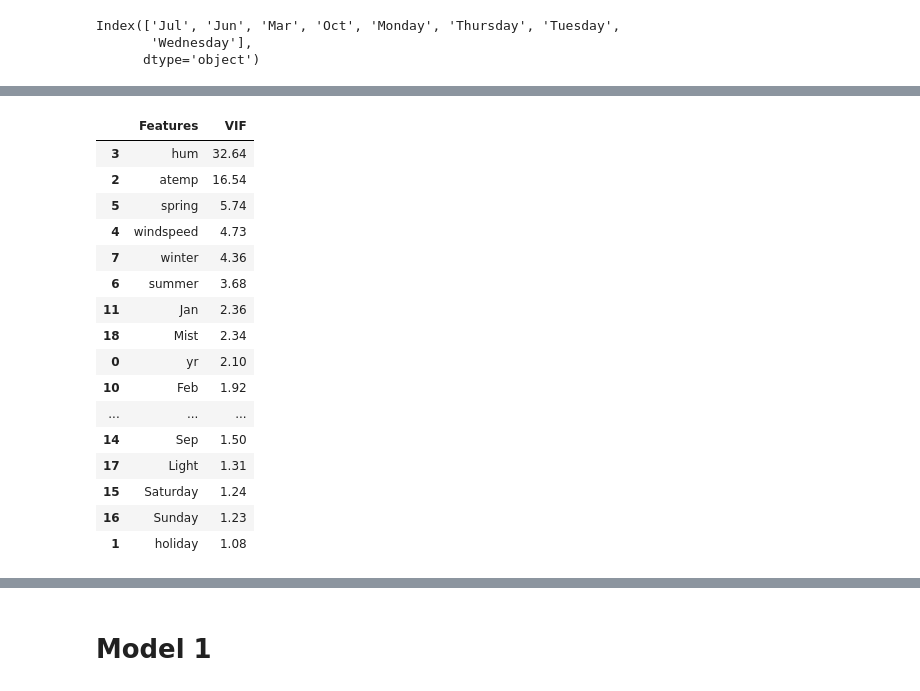
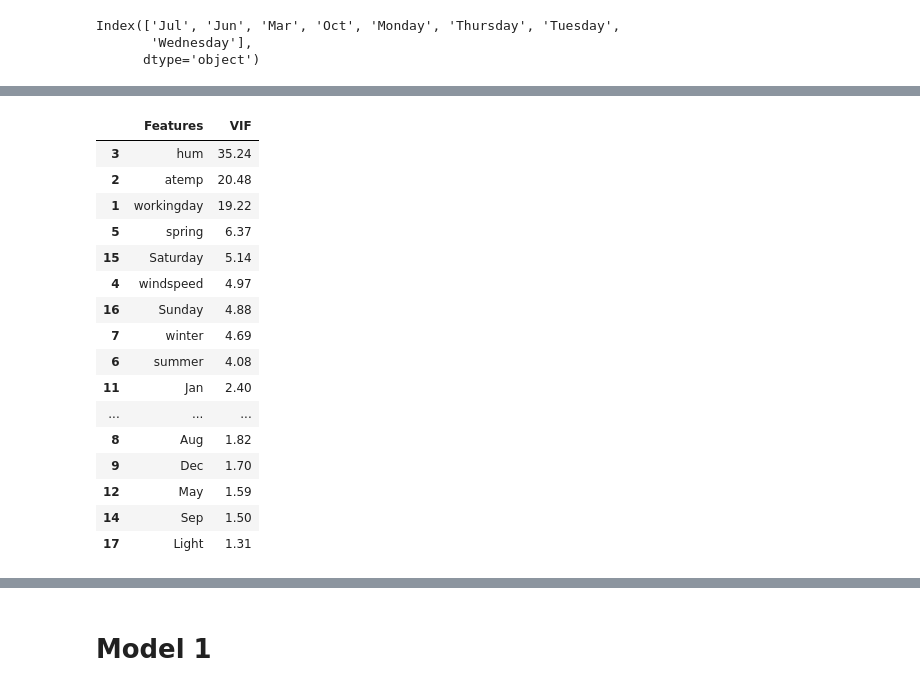
Before and after one commit to simplyshravan/Bike-Sharing-Assignment, a Jupyter notebook: Bike Sharing Assignment.ipynb, the cells around one changed output, grey strips where cells are left out. Saved outputs shown, nothing was run; the diff lists cells and outputs as text; code cells hidden in the pictures.

```diff
--- a/Bike Sharing Assignment.ipynb
+++ b/Bike Sharing Assignment.ipynb
@@ -421,8 +429,8 @@ strong multicollinearity problems or that the design matrix is singular.
 | 5 | windspeed | 1.23 |
 | 0 | yr | 1.04 |
 # %%
-#the VIF value for working day is too high. lets drop it first
-X_train_rfe=X_train_rfe.drop('workingday',axis=1)
+#the p value for holida day is highest. lets drop it first
+X_train_rfe=X_train_rfe.drop('holiday',axis=1)
 lr_model_summary(X_train_rfe,y_train)
 get_vif(X_train_rfe)
 # %% [output]
@@ -436,28 +444,28 @@ Time:                        10:16:20   Log-Likelihood:                 519.49
 No. Observations:                 510   AIC:                            -999.0
 Df Residuals:                     490   BIC:                            -914.3
 Df Model:                          19
 Covariance Type:            nonrobust
 ==============================================================================
 ... (27 lines left out)
 ==============================================================================
 
 Notes:
 [1] Standard Errors assume that the covariance matrix of the errors is correctly specified.
 |  | Features | VIF |
-| 3 | hum | 32.64 |
-| 2 | atemp | 16.54 |
-| 5 | spring | 5.74 |
-| 4 | windspeed | 4.73 |
-| 7 | winter | 4.36 |
-| 6 | summer | 3.68 |
-| 11 | Jan | 2.36 |
-| 18 | Mist | 2.34 |
-| 0 | yr | 2.10 |
-| 10 | Feb | 1.92 |
+| 3 | hum | 35.24 |
+| 2 | atemp | 20.48 |
+| 1 | workingday | 19.22 |
+| 5 | spring | 6.37 |
+| 15 | Saturday | 5.14 |
+| 4 | windspeed | 4.97 |
+| 16 | Sunday | 4.88 |
+| 7 | winter | 4.69 |
+| 6 | summer | 4.08 |
+| 11 | Jan | 2.40 |
 | ... | ... | ... |
+| 8 | Aug | 1.82 |
+| 9 | Dec | 1.70 |
+| 12 | May | 1.59 |
 | 14 | Sep | 1.50 |
 | 17 | Light | 1.31 |
-| 15 | Saturday | 1.24 |
-| 16 | Sunday | 1.23 |
-| 1 | holiday | 1.08 |
 # %%
```
Also changed, not shown: parts of 57 cells of this notebook.
